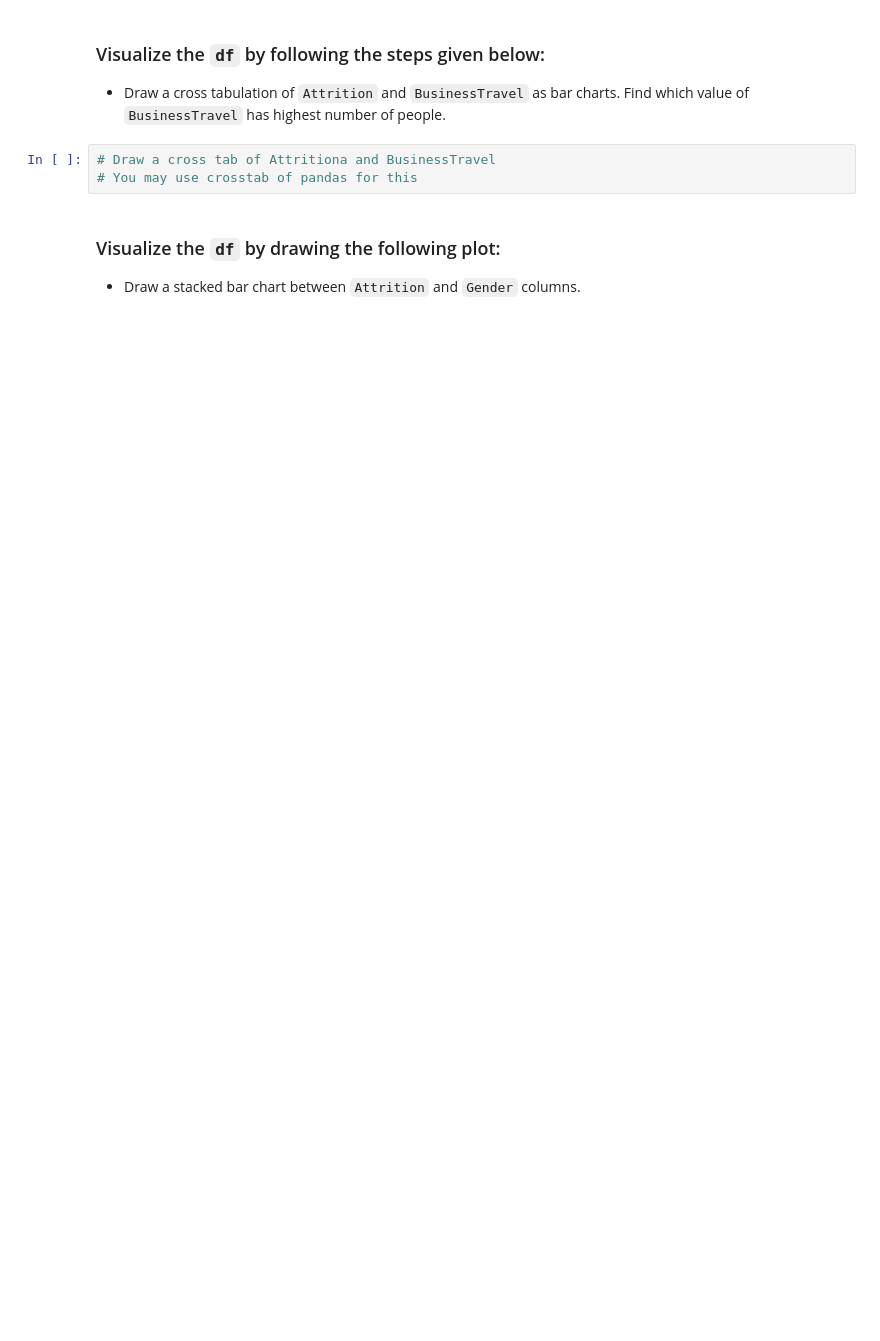
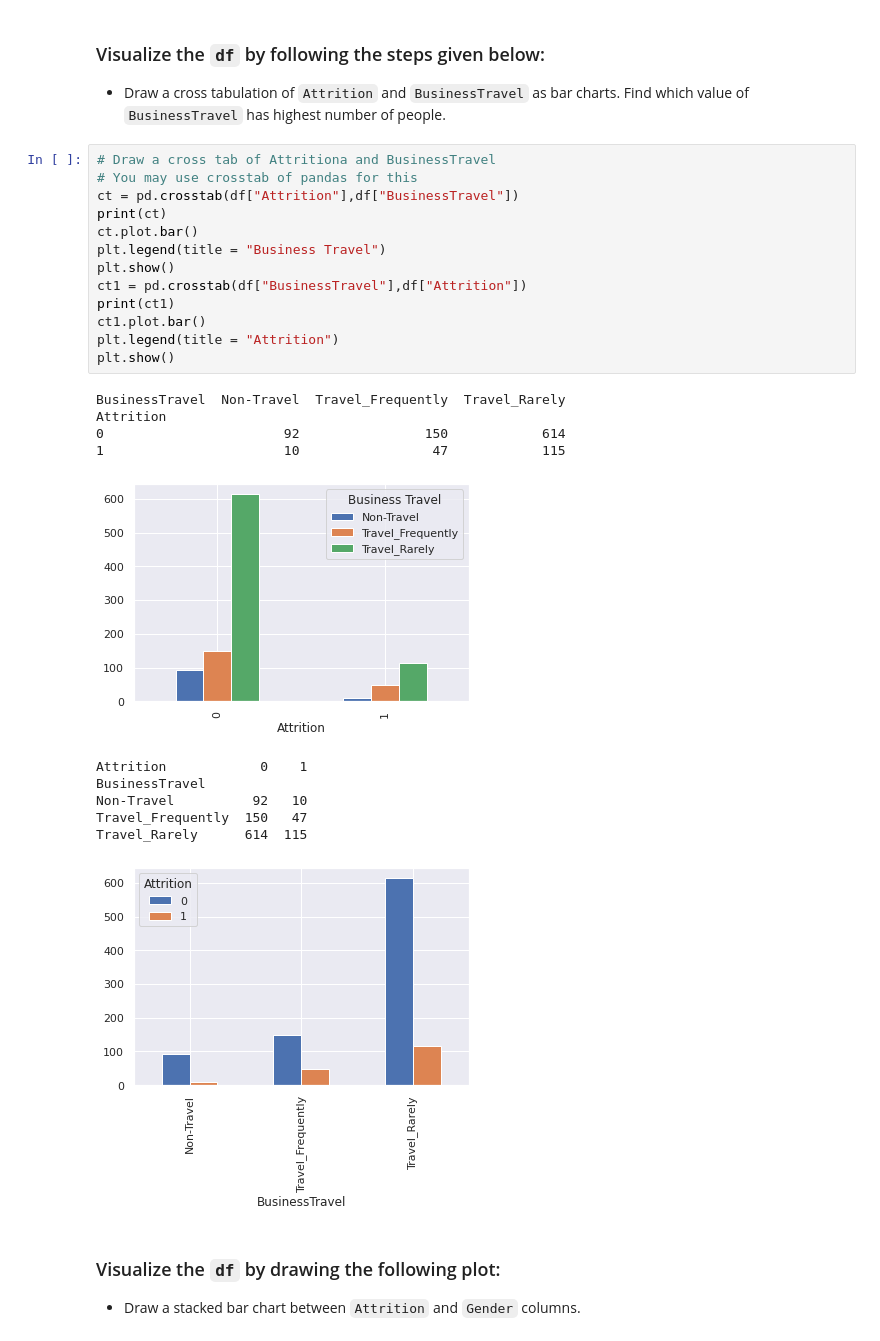
Before and after one commit to sp1999/SHALA2020, a Jupyter notebook: Assignment_2_DS.ipynb, the cells around one changed output. Saved outputs shown, nothing was run; the diff lists cells and outputs as text; blank space fills up the shorter version.

````diff
--- a/Assignment_2_DS.ipynb
+++ b/Assignment_2_DS.ipynb
@@ -178,6 +247,28 @@ movies2 = movies.fillna(movies.mean())
 # %%
 # Draw a cross tab of Attritiona and BusinessTravel
 # You may use crosstab of pandas for this
+ct = pd.crosstab(df["Attrition"],df["BusinessTravel"])
+print(ct)
+ct.plot.bar()
+plt.legend(title = "Business Travel")
+plt.show()
+ct1 = pd.crosstab(df["BusinessTravel"],df["Attrition"])
+print(ct1)
+ct1.plot.bar()
+plt.legend(title = "Attrition")
+plt.show()
+# %% [output]
+BusinessTravel  Non-Travel  Travel_Frequently  Travel_Rarely
+Attrition
+0                       92                150            614
+1                       10                 47            115
+[figure, added]
+Attrition            0    1
+BusinessTravel
+Non-Travel          92   10
+Travel_Frequently  150   47
+Travel_Rarely      614  115
+[figure, added]
 # %% [markdown]
 ### Visualize the ```df``` by drawing the following plot:
 
````
Also changed, not shown: parts of 11 cells of this notebook.
